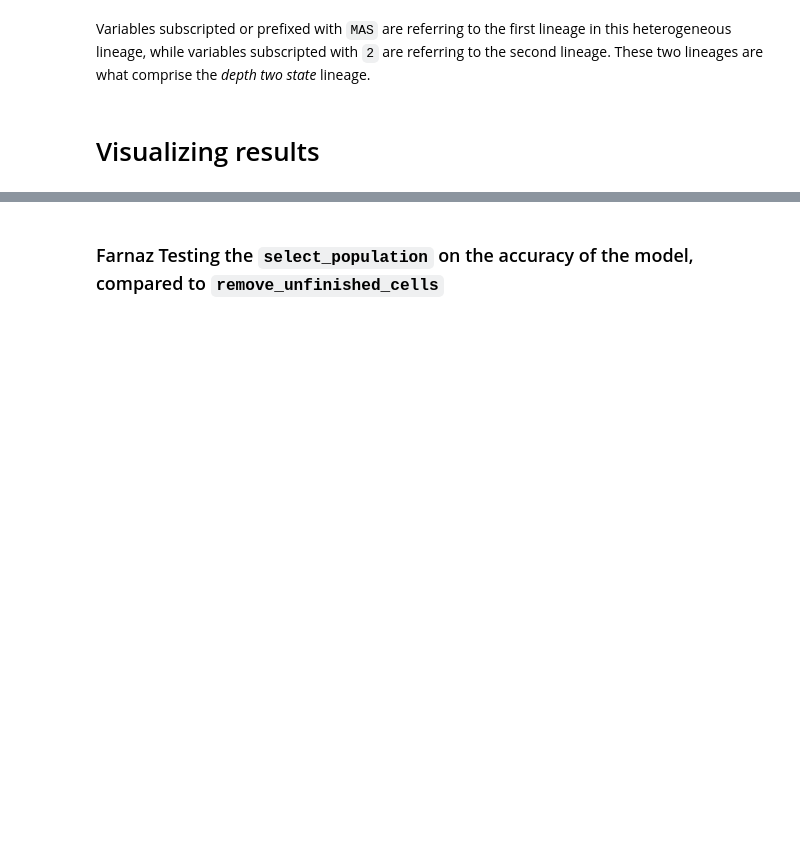
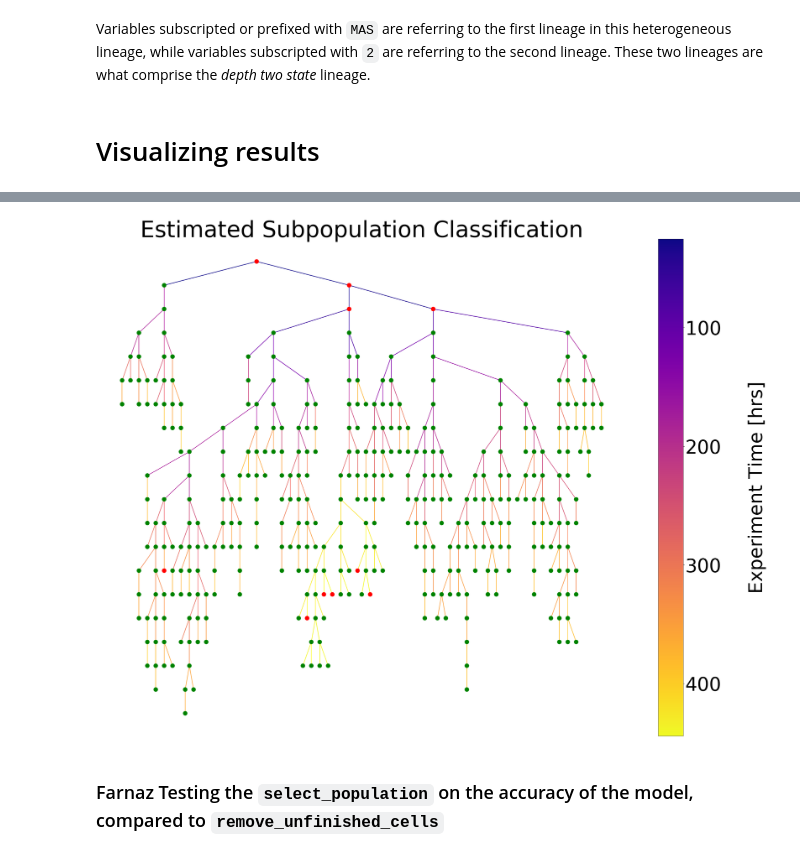
Before and after one commit to meyer-lab/tHMM, a Jupyter notebook: Guide_to_tHMM.ipynb, the cells around one changed output, grey strips where cells are left out. Drawn from its saved outputs; the diff is of its cells as text; code cells hidden in the pictures; blank space fills up the shorter version.

```diff
--- a/Guide_to_tHMM.ipynb
+++ b/Guide_to_tHMM.ipynb
@@ -92,27 +110,29 @@ plt.show()
 # %%
-G, cmap, _ = make_colormap_graph(X, tHMMobj.states[0])
+G, cmap, _ = make_colormap_graph(x_new, tHMMobj.states[0])
 M = G.number_of_edges()
 edge_weights = [d for (u,v,d) in G.edges.data('weight')]
 #pos prog options: neato, dot, twopi, circo (don't use), fdp (don't use), nop (don't use), wc (don't use), acyclic (don't use), gvpr (don't use), gvcolor (don't use), ccomps (don't use), sccmap (don't use), tred (don't use), sfdp (don't use), unflatten (don't use)
 pos = graphviz_layout(G, prog='dot', root=0)
 plt.figure(figsize=(40,31))
 plt.figaspect(1)
 node_size = 200
 nodes = nx.draw_networkx_nodes(G, pos, node_size=node_size, node_color=cmap, alpha=1)
 edges = nx.draw_networkx_edges(G, pos, node_size=node_size, edge_color=edge_weights, edge_cmap=plt.cm.plasma, width=2)
 
 ax = plt.gca()
 ax.set_axis_off()
 cb = plt.colorbar(edges, ticks=edge_weights)
 tick_locator = ticker.MaxNLocator(nbins=5)
 cb.locator = tick_locator
 cb.update_ticks()
 cb.set_label(label=r'Experiment Time [hrs]', labelpad=90)
 cb.ax.invert_yaxis()
 plt.title('Estimated Subpopulation Classification')
 plt.rcParams.update({'font.size': 64})
 plt.savefig('estimated.svg')
 plt.show()
+# %% [output]
+[figure, added]
 # %% [markdown]
 ### Farnaz Testing the `select_population` on the accuracy of the model, compared to `remove_unfinished_cells`
 # %%
```
Also changed, not shown: parts of 4 cells of this notebook, 2 other files.
